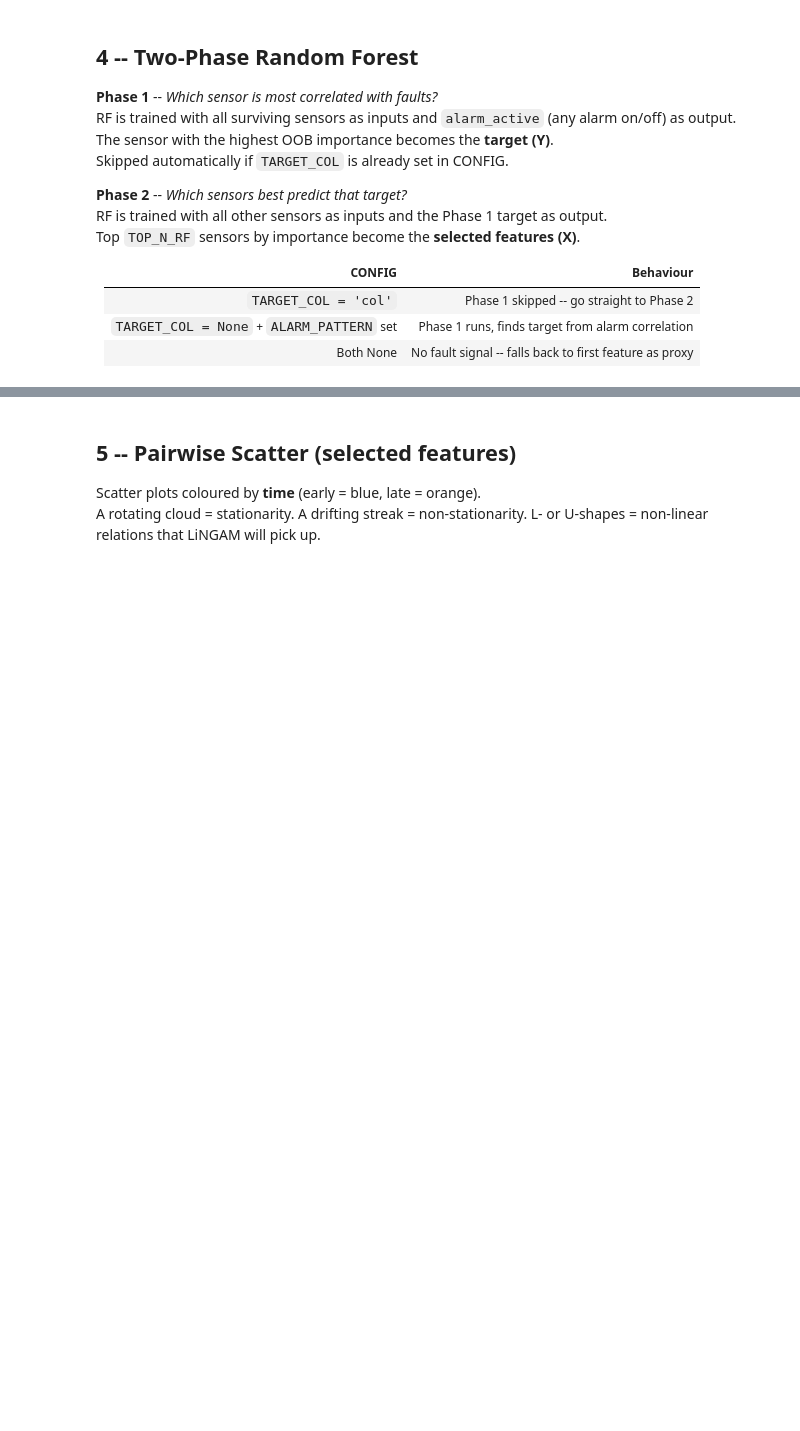
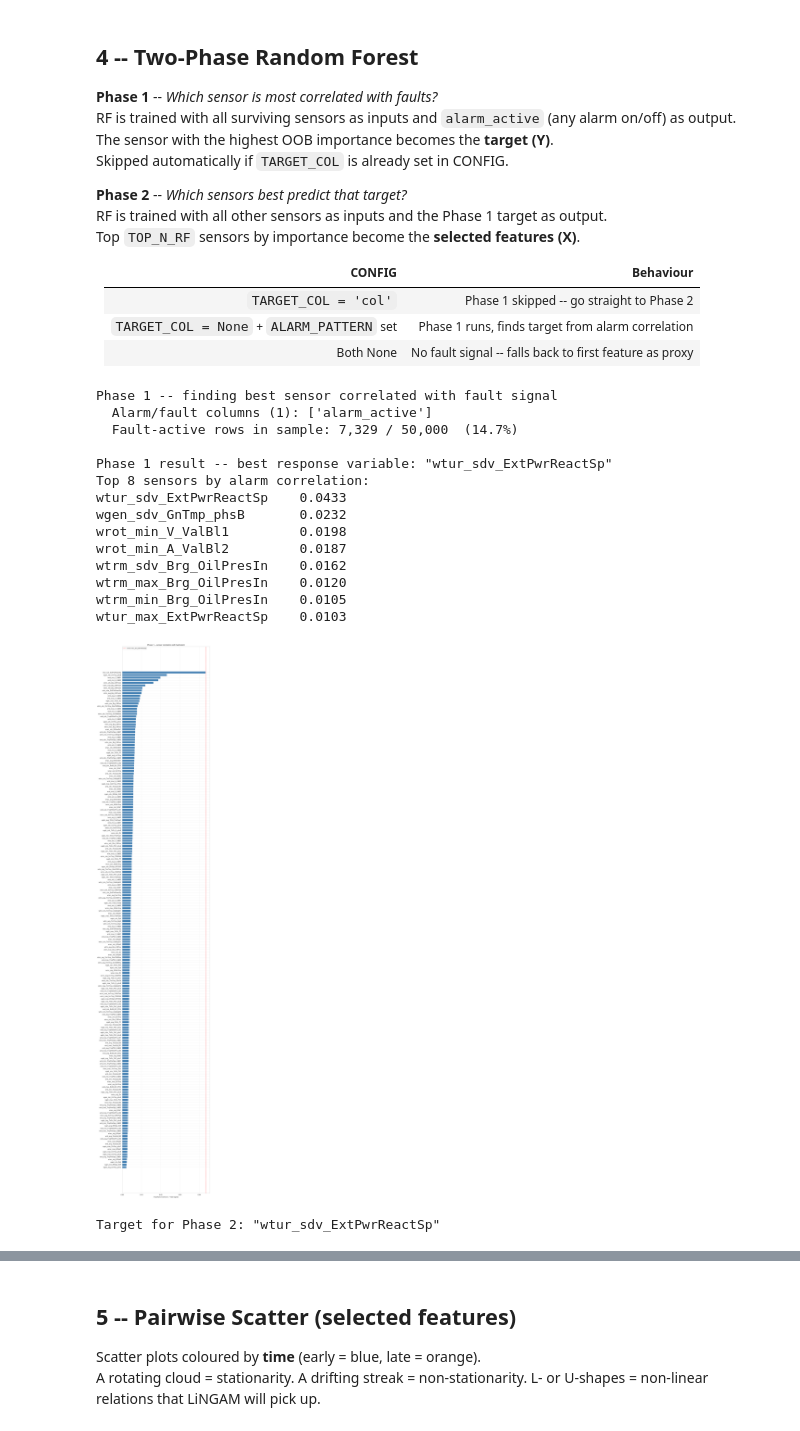
Before and after one commit to madisettydharmadeep-ai/dt-wind-sense, a Jupyter notebook: causal-data-engine/02_feature_selection.ipynb, the cells around one changed output, grey strips where cells are left out. Saved outputs shown, nothing was run; the diff lists cells and outputs as text; code cells hidden in the pictures; blank space fills up the shorter version.

```diff
--- a/causal-data-engine/02_feature_selection.ipynb
+++ b/causal-data-engine/02_feature_selection.ipynb
@@ -64,8 +109,13 @@ Drop near-constant columns. A column that barely changes carries almost no infor
 
 The threshold is relative: `variance < VAR_THRESH x mean_variance_of_all_columns`.
 # %%
-var_series = df[features].var().sort_values(ascending=False)
+# compute variance column-by-column -- avoids the 2GB intermediate allocation
+# that df[features].var() causes on 860k rows x 312 columns
+var_series = pd.Series(
+    {col: df[col].var() for col in features}
+).sort_values(ascending=False)
 
+# optional bar chart -- safe to skip
 fig, ax = plt.subplots(figsize=(max(8, len(features) * 0.5), 4))
 colors = ['tomato' if v < VAR_THRESH * var_series.mean() else 'steelblue'
           for v in var_series]
@@ -157,42 +217,65 @@ else:
 
     if alarm_cols:
         print(f'Phase 1 -- finding best sensor correlated with fault signal')
         print(f'  Alarm/fault columns ({len(alarm_cols)}): {alarm_cols}')
 
-        X_p1 = df[kept_corr].dropna()
-        alarm_active = (df.loc[X_p1.index, alarm_cols]
-                        .apply(pd.to_numeric, errors='coerce')
-                        .sum(axis=1) > 0).astype(int)
-        print(f'  Fault-active rows: {alarm_active.sum():,} / {len(alarm_active):,}'
-              f'  ({100*alarm_active.mean():.1f}%)')
+        # exclude alarm columns -- they are the target signal, not input sensors
+        input_cols_p1 = [c for c in kept_corr if c not in alarm_cols]
+        X_p1 = df[input_cols_p1].dropna()
 
-        rf1 = RandomForestRegressor(n_estimators=200, random_state=42, n_jobs=-1)
-        rf1.fit(X_p1.values, alarm_active.values)
-        imp1 = pd.Series(rf1.feature_importances_, index=kept_corr).sort_values(ascending=False)
+        # sample for speed (50k rows is sufficient for feature ranking)
+        _n_p1 = min(50_000, len(X_p1))
+        X_p1_samp = X_p1.sample(n=_n_p1, random_state=42)
+        alarm_samp = (df.loc[X_p1_samp.index, alarm_cols]
+                      .apply(pd.to_numeric, errors='coerce')
+                      .sum(axis=1) > 0).astype(int)
+        print(f'  Fault-active rows in sample: {alarm_samp.sum():,} / {_n_p1:,}'
+              f'  ({100*alarm_samp.mean():.1f}%)')
+
+        rf1 = RandomForestRegressor(n_estimators=50, random_state=42, n_jobs=-1)
+        rf1.fit(X_p1_samp.values, alarm_samp.values)
+        imp1 = pd.Series(rf1.feature_importances_, index=input_cols_p1).sort_values(ascending=False)
 
         _target = imp1.index[0]
         print(f'\nPhase 1 result -- best response variable: "{_target}"')
         print(f'Top 8 sensors by alarm correlation:')
         print(imp1.head(8).round(4).to_string())
 
         # bar chart for Phase 1
         fig, ax = plt.subplots(figsize=(10, max(3, len(imp1) * 0.25)))
         ax.barh(imp1.index[::-1], imp1.values[::-1], color='steelblue')
         ax.axvline(imp1.iloc[0], color='red', linestyle='--', linewidth=1,
                    label=f'winner: {_target}')
         ax.set_xlabel('Importance (sensors -> fault signal)')
         ax.set_title('Phase 1 -- sensor correlation with fault/alarm')
         ax.legend(fontsize=8)
         plt.tight_layout()
         plt.show()
 
     else:
         _target = kept_corr[0]
         print('Phase 1 skipped -- no alarm columns found (ALARM_PATTERN matched nothing).')
         print(f'  Falling back to proxy target: "{_target}" (first surviving feature)')
         print('  Tip: set TARGET_COL directly if you know your target column.')
 
 print(f'\nTarget for Phase 2: "{_target}"')
+# %% [output]
+Phase 1 -- finding best sensor correlated with fault signal
+  Alarm/fault columns (1): ['alarm_active']
+  Fault-active rows in sample: 7,329 / 50,000  (14.7%)
+
+Phase 1 result -- best response variable: "wtur_sdv_ExtPwrReactSp"
+Top 8 sensors by alarm correlation:
+wtur_sdv_ExtPwrReactSp    0.0433
+wgen_sdv_GnTmp_phsB       0.0232
+wrot_min_V_ValBl1         0.0198
+wrot_min_A_ValBl2         0.0187
+wtrm_sdv_Brg_OilPresIn    0.0162
+wtrm_max_Brg_OilPresIn    0.0120
+wtrm_min_Brg_OilPresIn    0.0105
+wtur_max_ExtPwrReactSp    0.0103
+[figure, added]
+Target for Phase 2: "wtur_sdv_ExtPwrReactSp"
 # %%
 # ---- Phase 2: find best predictors of the target -------------------------
 print(f'Phase 2 -- finding best predictors of "{_target}"')
```
Also changed, not shown: parts of 19 cells of this notebook, 9 other files.
